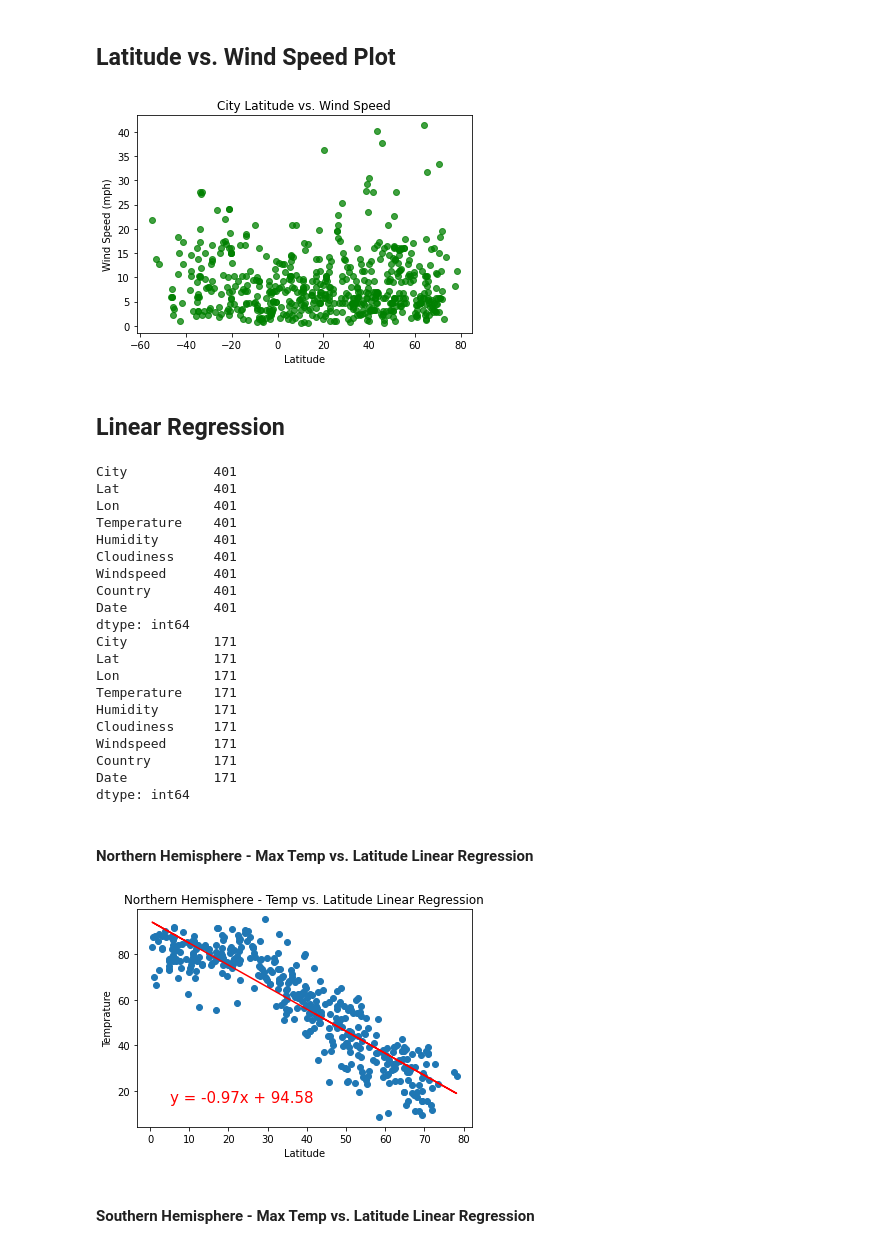
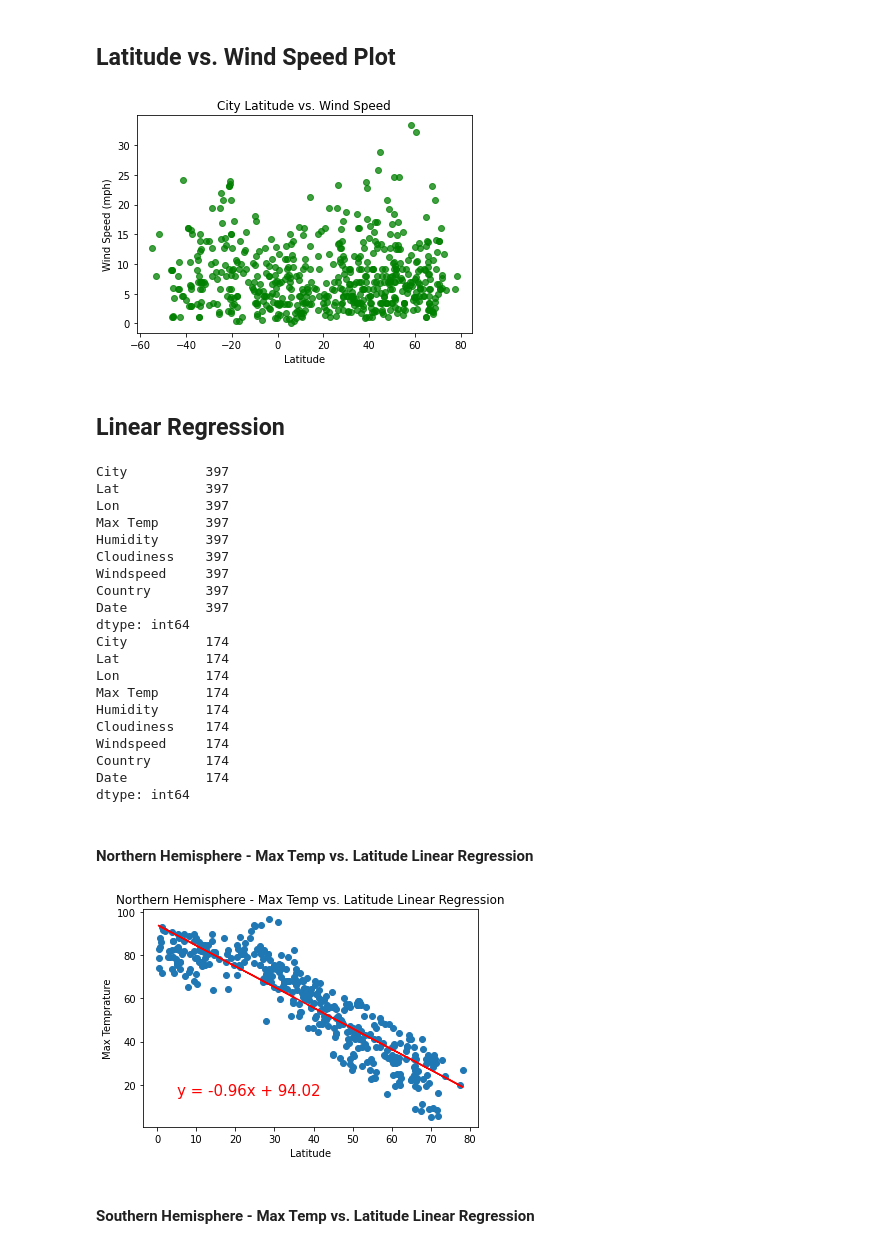
Before and after one commit to itsjaggu/python-api-challenge, a Jupyter notebook: WeatherPy/WeatherPy.ipynb, the cells around one changed output. Cells and saved outputs as stored; diff of their text form; code cells hidden in the pictures.

Commit message:
Change temprature to max temprature

```diff
--- a/WeatherPy/WeatherPy.ipynb
+++ b/WeatherPy/WeatherPy.ipynb
@@ -76,7 +76,7 @@ query_url = f"{url}appid={weather_api_key}&units={units}&q="
 citynames = []
 lat = []
 lon = []
-temp = []
+temp_max = []
 humidity = []
 cloudiness = []
 windspeed = []
@@ -95,7 +95,7 @@ for idx1, city_list in enumerate(cities, start = 1):
             citynames.append(response['name'])
             lat.append(response['coord']['lat'])
             lon.append(response['coord']['lon'])
-            temp.append(response['main']['temp'])
+            temp_max.append(response['main']['temp_max'])
             humidity.append(response['main']['humidity'])
             cloudiness.append(response['clouds']['all'])
             windspeed.append(response['wind']['speed'])
@@ -136,7 +136,7 @@ Data Retrieval Complete
 weather_data = {"City": citynames
                 ,"Lat": lat
                 ,"Lon": lon
-                ,"Temperature": temp
+                ,"Max Temp": temp_max
                 ,"Humidity": humidity
                 ,"Cloudiness": cloudiness
                 ,"Windspeed": windspeed
@@ -268,7 +268,7 @@ export_chart = plot_chart.get_figure()
 file_name = "Lat Vs Wind Speed Plot.png"
 export_chart.savefig(output_dir + file_name)
 # %% [output]
-[figure, old version]
+[figure, new version]
 # %% [markdown]
 ## Linear Regression
 # %%
@@ -277,47 +277,47 @@ weather_data_s = clean_weather_data[clean_weather_data["Lat"]<0.00]
 print(weather_data_n.count())
 print(weather_data_s.count())
 # %% [output]
-City           401
-Lat            401
-Lon            401
-Temperature    401
-Humidity       401
-Cloudiness     401
-Windspeed      401
-Country        401
-Date           401
+City          397
+Lat           397
+Lon           397
+Max Temp      397
+Humidity      397
+Cloudiness    397
+Windspeed     397
+Country       397
+Date          397
 dtype: int64
-City           171
-Lat            171
-Lon            171
-Temperature    171
-Humidity       171
-Cloudiness     171
-Windspeed      171
-Country        171
-Date           171
+City          174
+Lat           174
+Lon           174
+Max Temp      174
+Humidity      174
+Cloudiness    174
+Windspeed     174
+Country       174
+Date          174
 dtype: int64
 # %% [markdown]
 ####  Northern Hemisphere - Max Temp vs. Latitude Linear Regression
 # %%
 x_axis = weather_data_n["Lat"]
-y_axis = weather_data_n["Temperature"]
+y_axis = weather_data_n["Max Temp"]
 (slope, intercept, rvalue, pvalue, stderr) = linregress(x_axis, y_axis)
 regress_values = x_axis * slope + intercept
 line_eq = "y = " + str(round(slope,2)) + "x + " + str(round(intercept,2))
 plot_chart = plt.scatter(x_axis,y_axis)
 plt.plot(x_axis,regress_values,"r-")
 plt.annotate(line_eq,(5,15),fontsize=15,color="red")
-plt.title("Northern Hemisphere - Temp vs. Latitude Linear Regression")
+plt.title("Northern Hemisphere - Max Temp vs. Latitude Linear Regression")
 plt.xlabel("Latitude")
-plt.ylabel("Temprature")
+plt.ylabel("Max Temprature")
 plt.show()
 
 export_chart = plot_chart.get_figure()
 file_name = "NH - Lat Vs Temp Plot.png"
 export_chart.savefig(output_dir + file_name)
 # %% [output]
-[figure, old version]
+[figure, new version]
 # %% [markdown]
 ####  Southern Hemisphere - Max Temp vs. Latitude Linear Regression
 # %%
```
Also changed, not shown: parts of 16 cells of this notebook, 13 other files.
